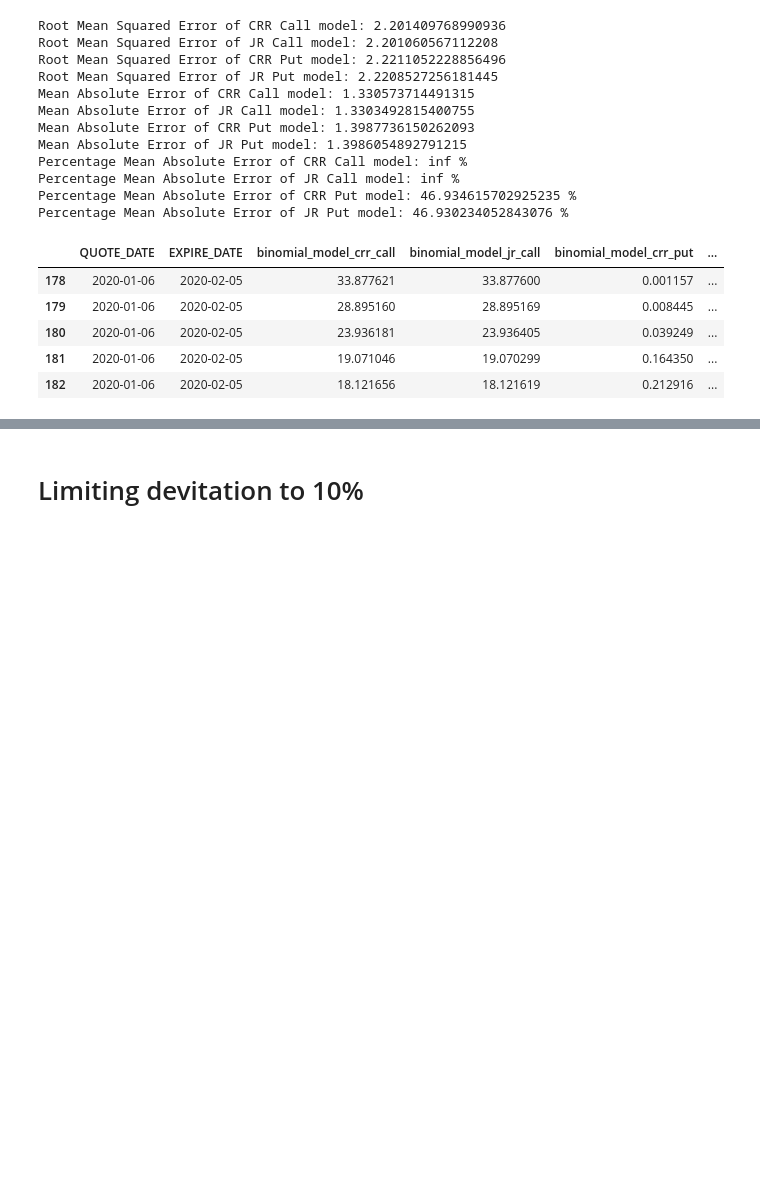
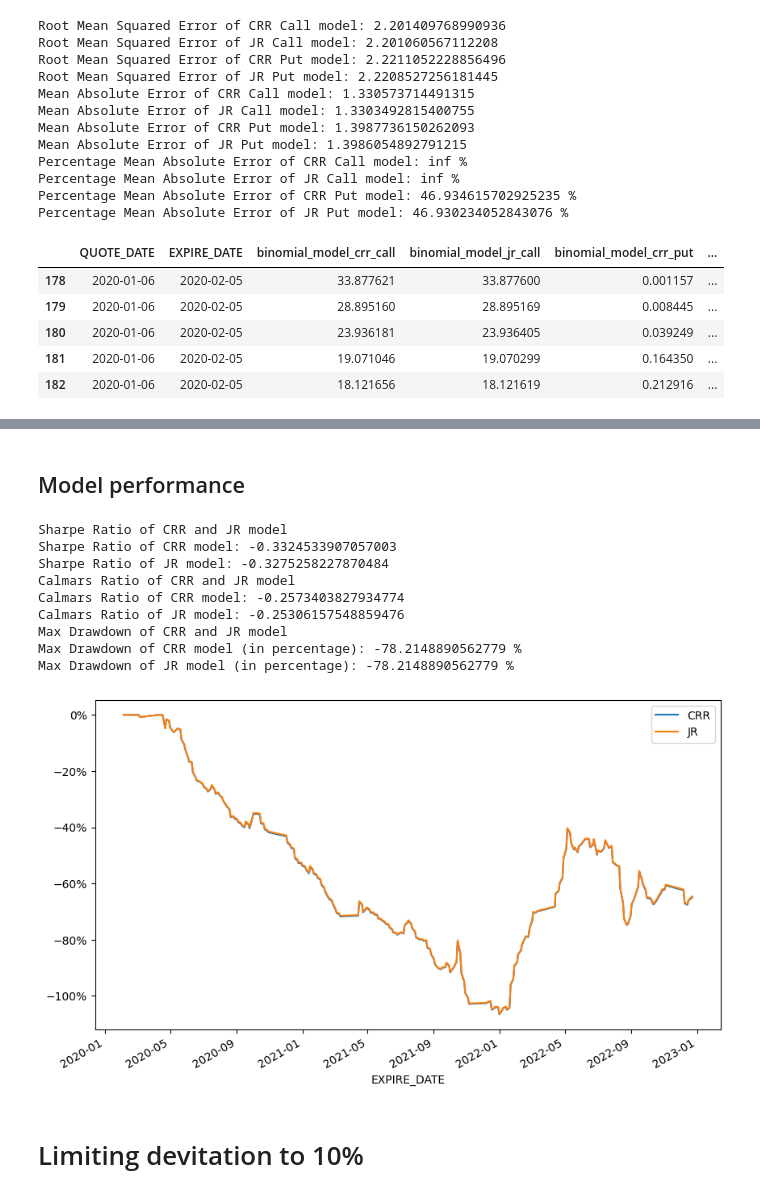
Before and after one commit to juanjaho/QF101-SPY-SPX-Option-Pricing, a Jupyter notebook: Analytics/main_spy.ipynb, the cells around one changed output, grey strips where cells are left out. Cells and saved outputs as stored; diff of their text form; code cells hidden in the pictures; blank space fills up the shorter version.

Commit message:
added sharpe calmar and max drawdown

```diff
--- a/Analytics/main_spy.ipynb
+++ b/Analytics/main_spy.ipynb
@@ -352,3 +393,40 @@ Plotting Profit/Loss of Call and Put of JR model
+# %% [markdown]
+## Model performance
+# %%
+# calculate sharpe ratio
+print('Sharpe Ratio of CRR and JR model')
+sharpe_ratio_crr = sharpe_ratio(pct_change_crr, risk_free_rate)
+sharpe_ratio_jr = sharpe_ratio(pct_change_jr, risk_free_rate)
+print('Sharpe Ratio of CRR model:', sharpe_ratio_crr)
+print('Sharpe Ratio of JR model:', sharpe_ratio_jr)
+# calculate calmars ratio
+print('Calmars Ratio of CRR and JR model')
+calmars_ratio_crr = calmars_ratio(pct_change_crr, risk_free_rate)
+calmars_ratio_jr = calmars_ratio(pct_change_jr, risk_free_rate)
+print('Calmars Ratio of CRR model:', calmars_ratio_crr)
+print('Calmars Ratio of JR model:', calmars_ratio_jr)
+# Max Drawdown
+print('Max Drawdown of CRR and JR model')
+max_drawdown_crr = -(pct_cumulative_return_crr.cummax() - pct_cumulative_return_crr)
+max_drawdown_jr = -(pct_cumulative_return_jr.cummax() - pct_cumulative_return_jr)
+print('Max Drawdown of CRR model (in percentage):',max_drawdown(pct_change_crr)*100, '%')
+print('Max Drawdown of JR model (in percentage):',max_drawdown(pct_change_crr)*100, '%')
+max_drawdown_crr.plot()
+max_drawdown_jr.plot()
+plt.legend(['CRR','JR'])
+plt.gca().yaxis.set_major_formatter(mtick.PercentFormatter(1.0))
+plt.show()
+# %% [output]
+Sharpe Ratio of CRR and JR model
+Sharpe Ratio of CRR model: -0.3324533907057003
+Sharpe Ratio of JR model: -0.3275258227870484
+Calmars Ratio of CRR and JR model
+Calmars Ratio of CRR model: -0.2573403827934774
+Calmars Ratio of JR model: -0.25306157548859476
+Max Drawdown of CRR and JR model
+Max Drawdown of CRR model (in percentage): -78.2148890562779 %
+Max Drawdown of JR model (in percentage): -78.2148890562779 %
+[figure, added]
 # %% [markdown]
 # Limiting devitation to 10%
 # %%
```
Also changed, not shown: parts of 13 cells of this notebook, 3 other files.
